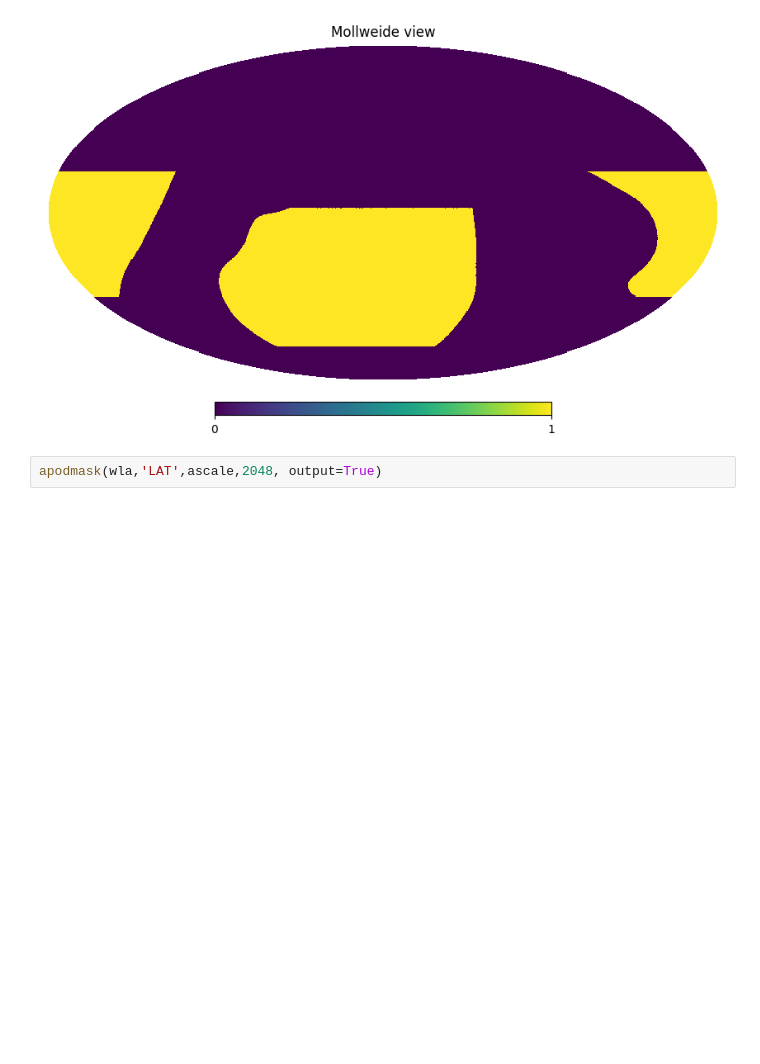
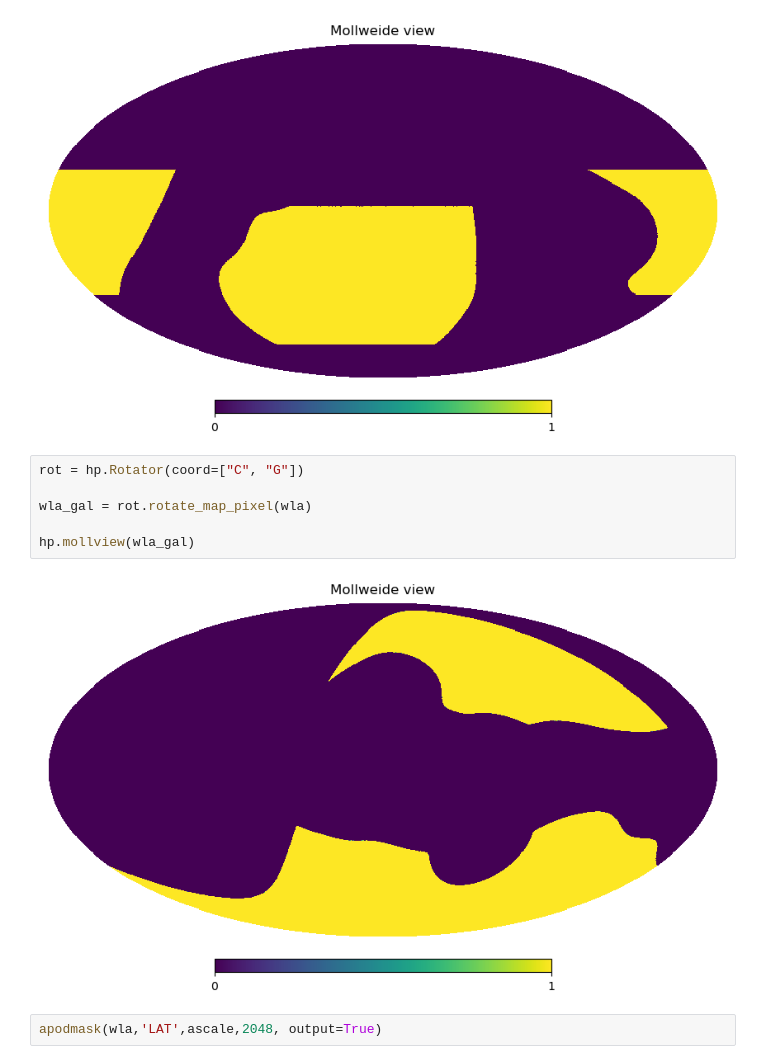
Before and after one commit to jabp270/Cosmo_MSc, a Jupyter notebook: notebooks/Mask_hitmaps.ipynb, the cells around one changed output. Drawn from its saved outputs; the diff is of its cells as text; blank space fills up the shorter version.

```diff
--- a/notebooks/Mask_hitmaps.ipynb
+++ b/notebooks/Mask_hitmaps.ipynb
@@ -197,6 +216,14 @@ wla = hp.pixelfunc.ud_grade(Wla,2048)
 hp.mollview(Wla)
 # %% [output]
 [figure]
+# %%
+rot = hp.Rotator(coord=["C", "G"])
+
+wla_gal = rot.rotate_map_pixel(wla)
+
+hp.mollview(wla_gal)
+# %% [output]
+[figure, added]
 # %%
 apodmask(wla,'LAT',ascale,2048, output=True)
 # %% [output]
```
Also changed, not shown: parts of 1 cell of this notebook, 10 other files.
